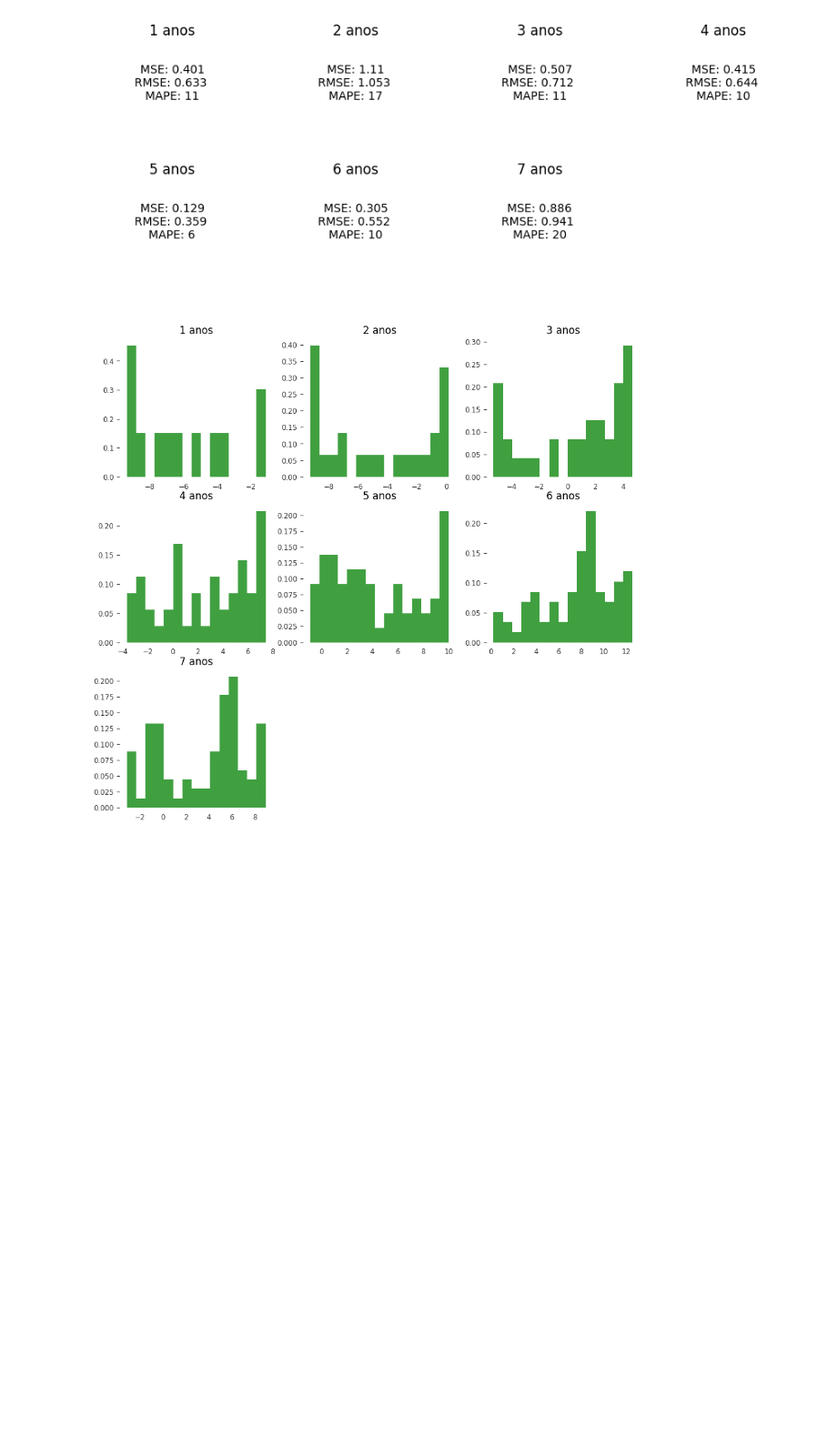
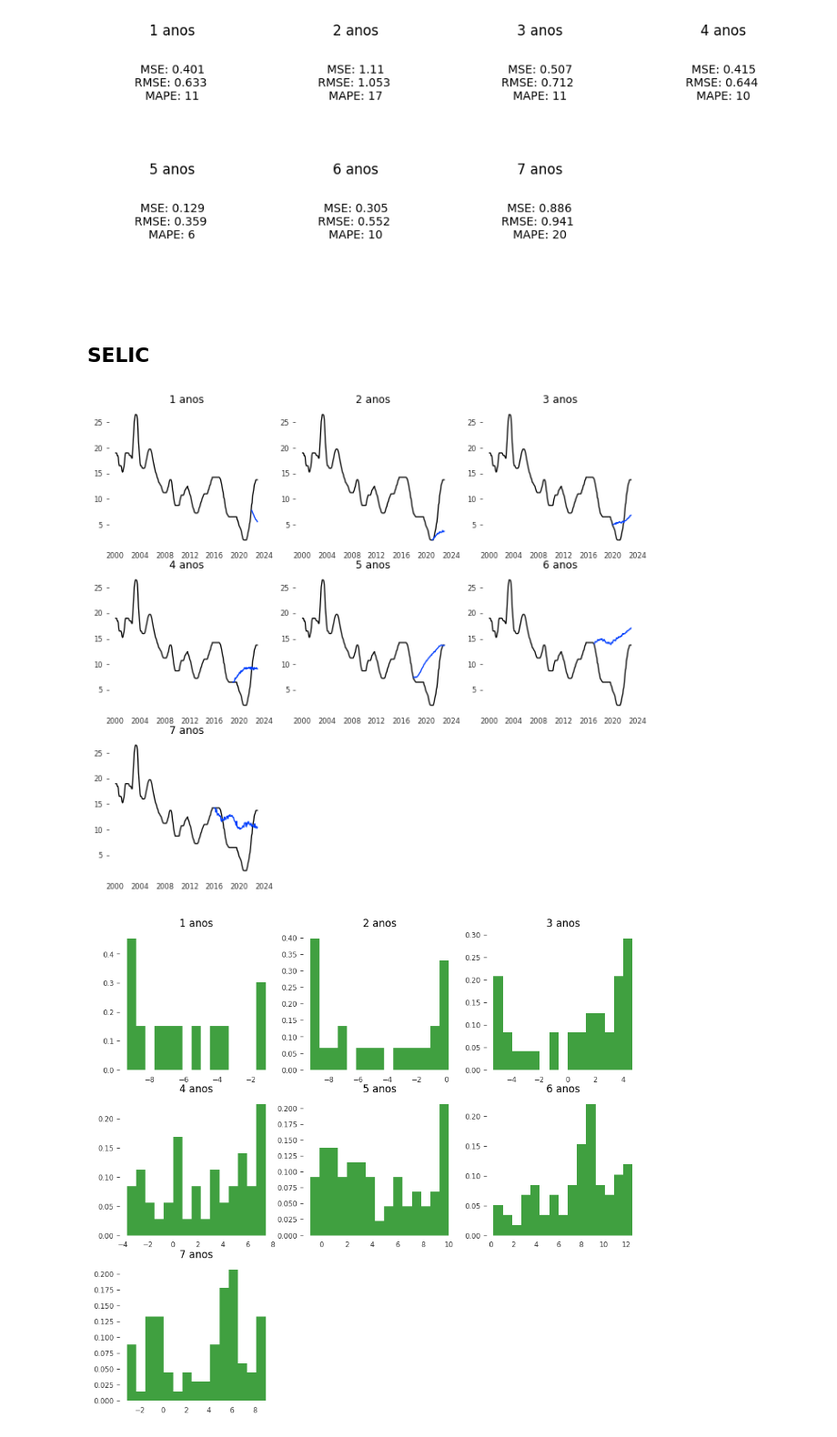
Before and after one commit to aruasouza/CTG, a Jupyter notebook: errors.ipynb, the cells around one changed output. Shown at 91% size. Cells and saved outputs as stored; diff of their text form; code cells hidden in the pictures; blank space fills up the shorter version.

```diff
--- a/errors.ipynb
+++ b/errors.ipynb
@@ -34,5 +32,5 @@ HPU available: False, using: 0 HPUs
 # %%
-for i in range(1,8):
+for i in lags:
     ipca[i]['res'] = ipca[i]['prediction'] - ipca[i]['indice']
     cambio[i]['res'] = cambio[i]['prediction'] - cambio[i]['cambio']
     selic[i]['res'] = selic[i]['prediction'] - selic[i]['selic']
@@ -158,6 +158,21 @@ for i in range(1,8):
 plt.show()
 # %% [output]
 [figure]
+# %% [markdown]
+## SELIC
+# %%
+f = plt.figure()
+f.set_figwidth(11)
+f.set_figheight(10)
+for i in lags:
+    plt.subplot(3,3,i)
+    _ = plt.plot(selic[i].index,selic[i]['selic'])
+    _ = plt.plot(selic[i].index,selic[i]['prediction'])
+    plt.title(f'{i} anos')
+    plt.grid(False)
+plt.show()
+# %% [output]
+[figure, added]
 # %%
 f = plt.figure()
 f.set_figwidth(11)
```
Also changed, not shown: parts of 4 cells of this notebook, 10 other files.
